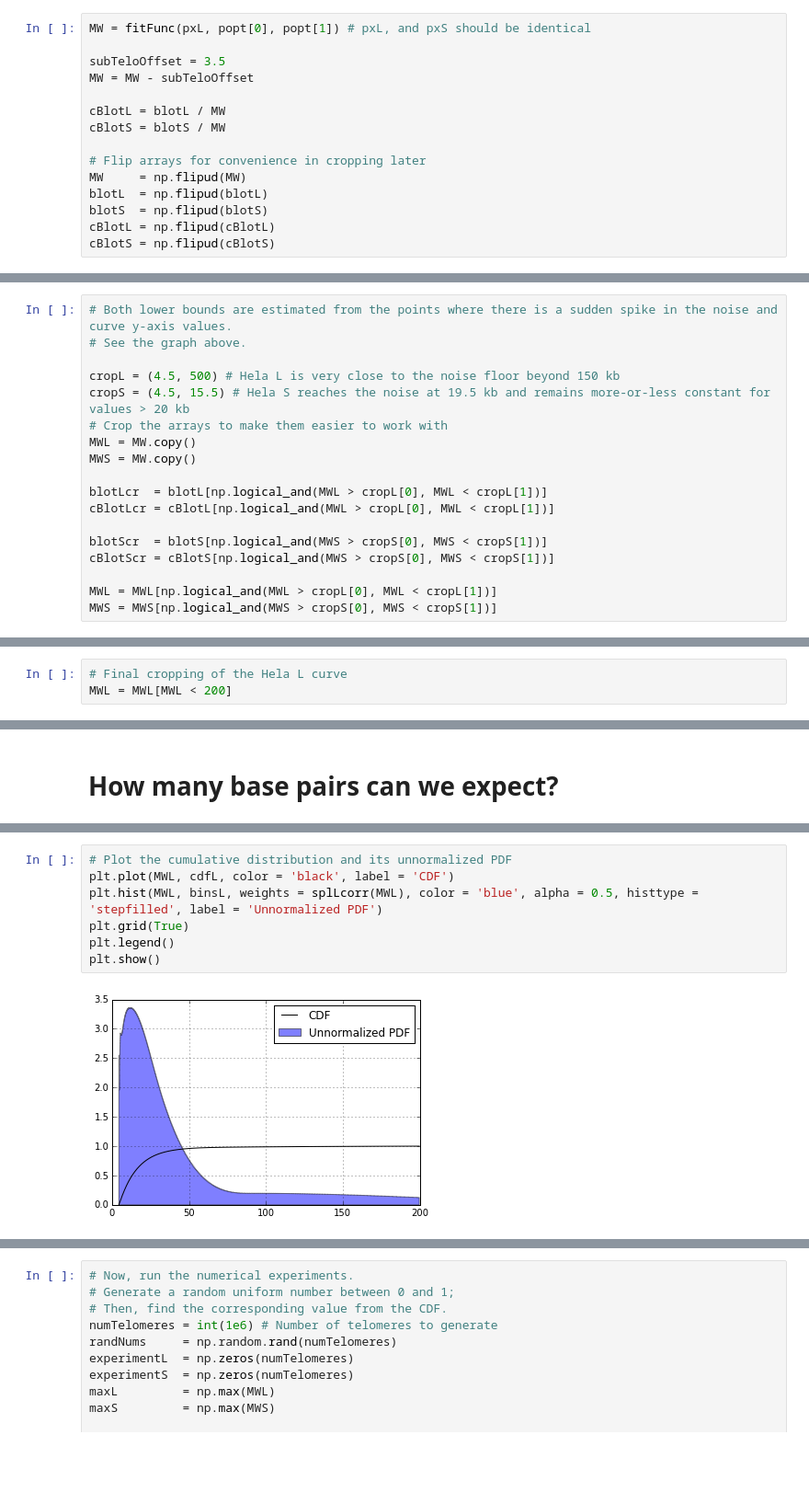
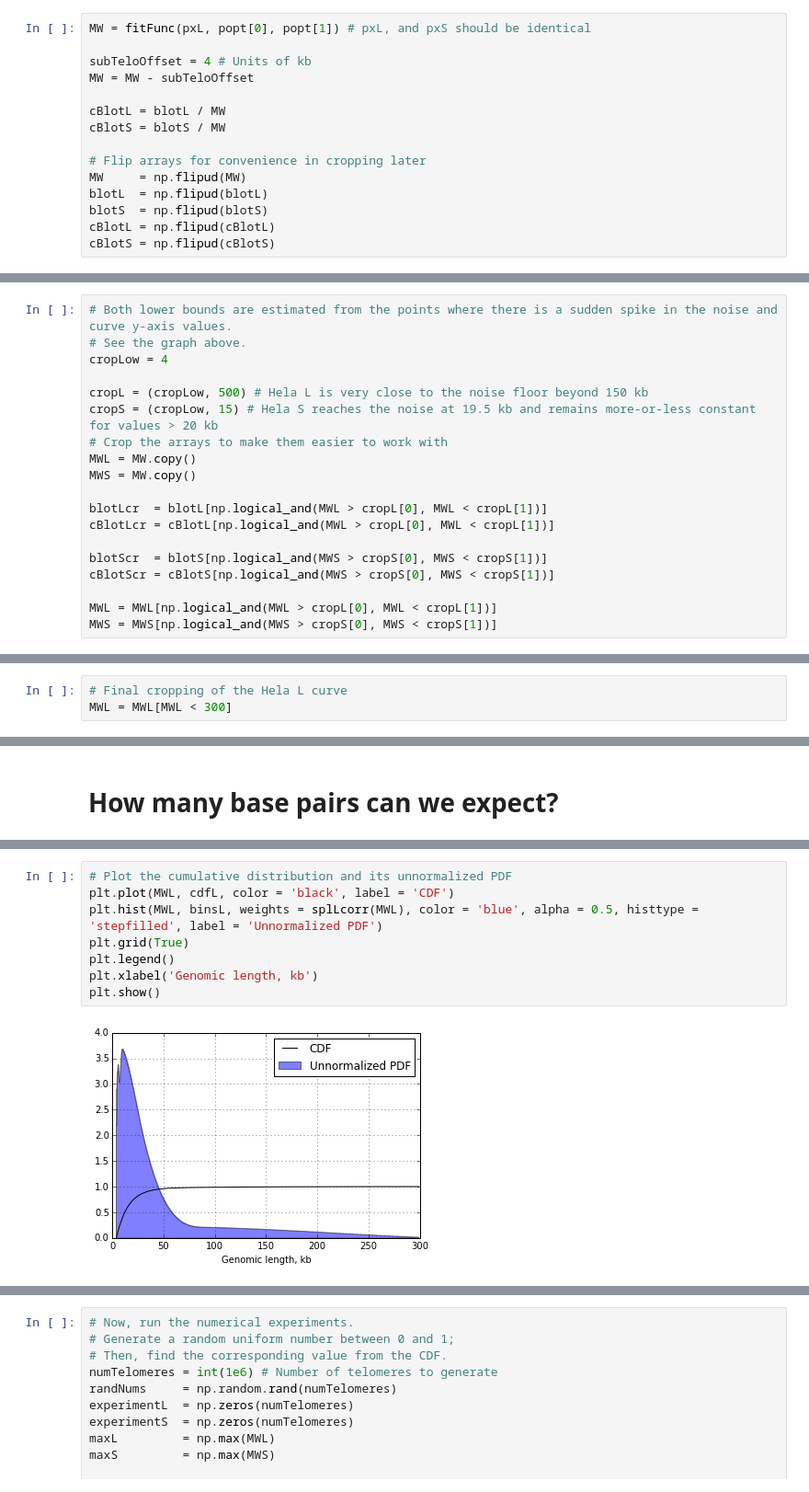
Before and after one commit to LEB-EPFL/leb-clustering, a Jupyter notebook: analyses/Southern_Blots/Southern Blots.ipynb, the cells around one changed output, grey strips where cells are left out. Shown at 92% size. Cells and saved outputs as stored; diff of their text form; blank space fills up the shorter version.

```diff
--- a/analyses/Southern_Blots/Southern Blots.ipynb
+++ b/analyses/Southern_Blots/Southern Blots.ipynb
@@ -250,7 +262,7 @@ For us, this independent measurement was the dot blot.
 # %%
 MW = fitFunc(pxL, popt[0], popt[1]) # pxL, and pxS should be identical
 
-subTeloOffset = 3.5
+subTeloOffset = 4 # Units of kb
 MW = MW - subTeloOffset
 
 cBlotL = blotL / MW
@@ -301,9 +311,10 @@ It's unlikely that telomeres are going to be greater than about 150 kb long, so
 # %%
 # Both lower bounds are estimated from the points where there is a sudden spike in the noise and curve y-axis values.
 # See the graph above.
+cropLow = 4
 
-cropL = (4.5, 500) # Hela L is very close to the noise floor beyond 150 kb
-cropS = (4.5, 15.5) # Hela S reaches the noise at 19.5 kb and remains more-or-less constant for values > 20 kb
+cropL = (cropLow, 500) # Hela L is very close to the noise floor beyond 150 kb
+cropS = (cropLow, 15) # Hela S reaches the noise at 19.5 kb and remains more-or-less constant for values > 20 kb
 # Crop the arrays to make them easier to work with
 MWL = MW.copy()
 MWS = MW.copy()
@@ -379,6 +392,6 @@ plt.show()
 # %%
 # Final cropping of the Hela L curve
-MWL = MWL[MWL < 200]
+MWL = MWL[MWL < 300]
 # %% [markdown]
 ## Finding the statistics from these distributions
 # %% [markdown]
@@ -618,10 +631,11 @@ We can run a numerical experiment to see how many base pairs total we get by doi
 # %%
 # Plot the cumulative distribution and its unnormalized PDF
 plt.plot(MWL, cdfL, color = 'black', label = 'CDF')
 plt.hist(MWL, binsL, weights = splLcorr(MWL), color = 'blue', alpha = 0.5, histtype = 'stepfilled', label = 'Unnormalized PDF')
 plt.grid(True)
 plt.legend()
+plt.xlabel('Genomic length, kb')
 plt.show()
 # %% [output]
-[figure, old version]
+[figure, new version]
 # %%
```
Also changed, not shown: parts of 52 cells of this notebook, 10 other files.
